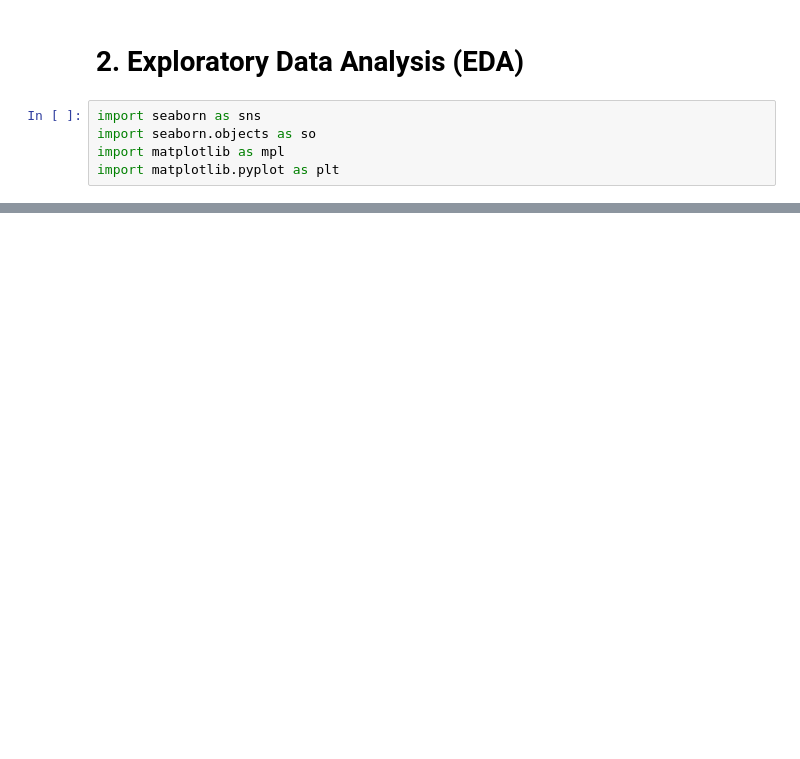
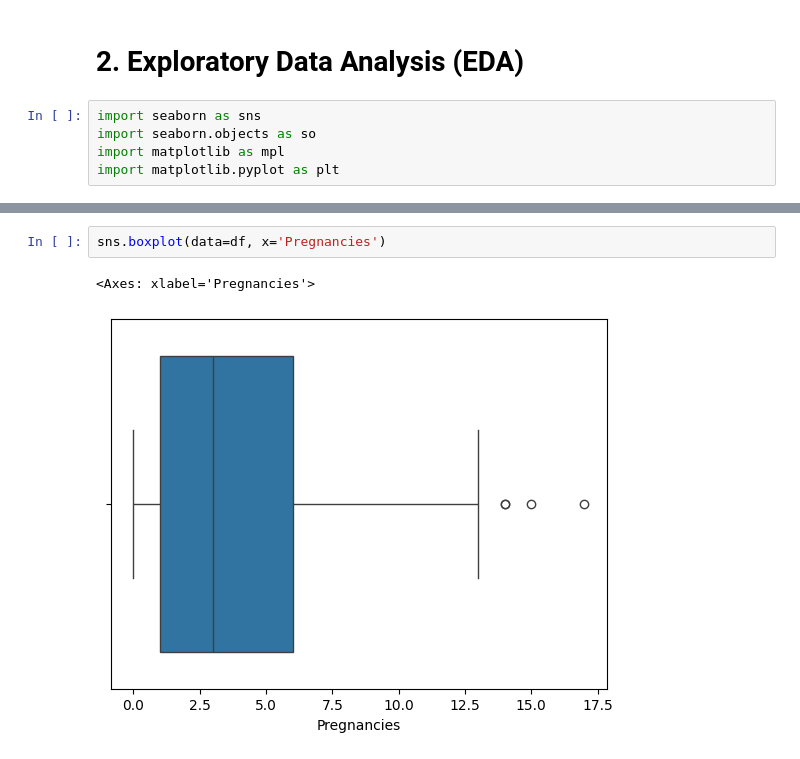
Before and after one commit to jared8thach/diabetes-ensemble, a Jupyter notebook: notebooks/diabetes-ensemble.ipynb, the cells around one changed output, grey strips where cells are left out. Cells and saved outputs as stored; diff of their text form; blank space fills up the shorter version.

```diff
--- a/notebooks/diabetes-ensemble.ipynb
+++ b/notebooks/diabetes-ensemble.ipynb
@@ -89,0 +89,5 @@ fig, axes = generate_figure(data=df, x_dim=3, y_dim=3, figsize=(12,12));
+# %%
+sns.boxplot(data=df, x='Pregnancies')
+# %% [output]
+<Axes: xlabel='Pregnancies'>
+[figure, added]
```
Also changed, not shown: parts of 7 cells of this notebook.
